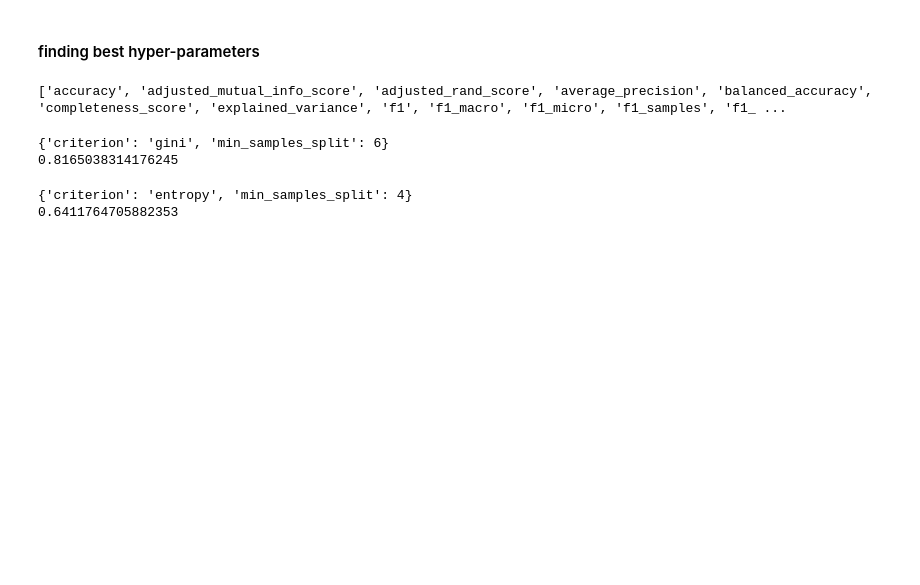
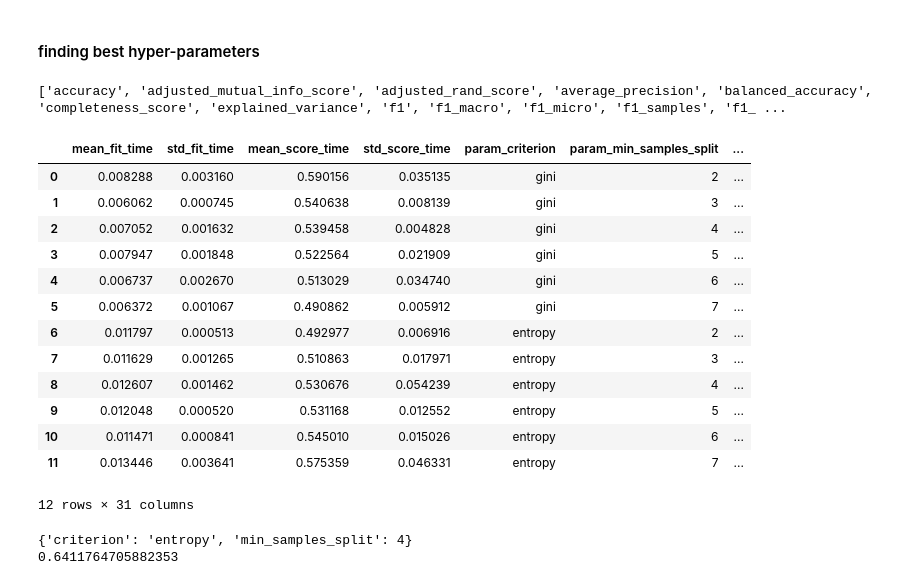
Before and after one commit to pettepiero/proglie, a Jupyter notebook: tree_new.ipynb, the cells around one changed output. Cells and saved outputs as stored; diff of their text form; code cells hidden in the pictures; blank space fills up the shorter version.

```diff
--- a/tree_new.ipynb
+++ b/tree_new.ipynb
@@ -54,18 +54,31 @@ print(metrics.get_scorer_names())
 # %%
 # using grid search with k-fold CV to find the best hyperparameters and fitting the tree
 
-# best_score non è uguale ad ogni run
+# se refit = 'blabla', alla fine viene rifittato l'albero su tutto il dataset scegliendo i parametri
+# migliori in base all'indice di accuracy 'blabla'
 
 k = 5
 
 grid_param = {'criterion': ['gini', 'entropy'], 'min_samples_split': np.array(range(2, 8))}
-t_cv = GridSearchCV(tree.DecisionTreeClassifier(), grid_param, cv=k, scoring='roc_auc_ovo')
+t_cv = GridSearchCV(tree.DecisionTreeClassifier(), grid_param, cv=k, scoring=('accuracy', 'roc_auc_ovo', 'roc_auc_ovr'), refit=False)
 t_cv.fit(x, y)
-print(t_cv.best_params_)
-print(t_cv.best_score_)
+
+display(pd.DataFrame(t_cv.cv_results_))
 # %% [output]
+|  | mean_fit_time | std_fit_time | mean_score_time | std_score_time | param_criterion | param_min_samples_split | ... |
+| 0 | 0.008288 | 0.003160 | 0.590156 | 0.035135 | gini | 2 | ... |
+| 1 | 0.006062 | 0.000745 | 0.540638 | 0.008139 | gini | 3 | ... |
+| 2 | 0.007052 | 0.001632 | 0.539458 | 0.004828 | gini | 4 | ... |
+| 3 | 0.007947 | 0.001848 | 0.522564 | 0.021909 | gini | 5 | ... |
+| 4 | 0.006737 | 0.002670 | 0.513029 | 0.034740 | gini | 6 | ... |
+| 5 | 0.006372 | 0.001067 | 0.490862 | 0.005912 | gini | 7 | ... |
+| 6 | 0.011797 | 0.000513 | 0.492977 | 0.006916 | entropy | 2 | ... |
+| 7 | 0.011629 | 0.001265 | 0.510863 | 0.017971 | entropy | 3 | ... |
+| 8 | 0.012607 | 0.001462 | 0.530676 | 0.054239 | entropy | 4 | ... |
+| 9 | 0.012048 | 0.000520 | 0.531168 | 0.012552 | entropy | 5 | ... |
+| 10 | 0.011471 | 0.000841 | 0.545010 | 0.015026 | entropy | 6 | ... |
+| 11 | 0.013446 | 0.003641 | 0.575359 | 0.046331 | entropy | 7 | ... |
-{'criterion': 'gini', 'min_samples_split': 6}
-0.8165038314176245
+12 rows × 31 columns
 # %%
 # using now grid search with loocv
 
```
Also changed, not shown: parts of 2 cells of this notebook, 1 other file.
